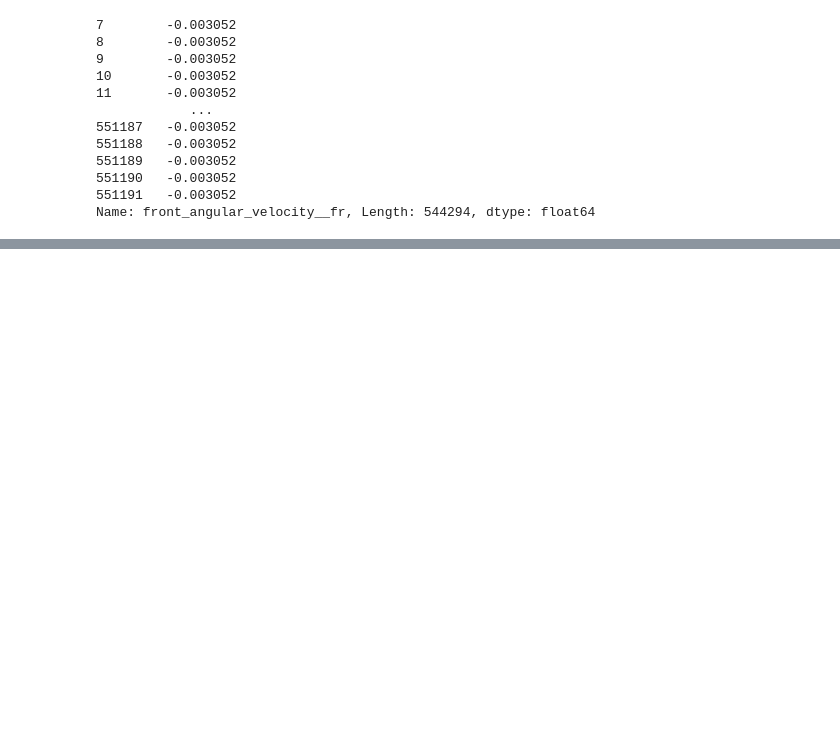
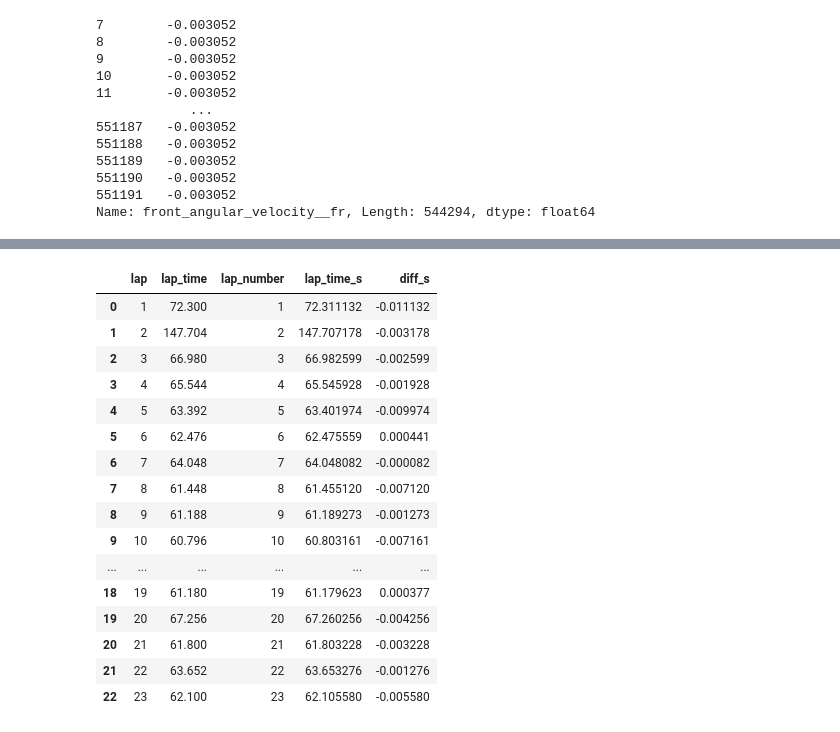
Before and after one commit to manelbenabid/recruiting-sw-telemetry, a Jupyter notebook: notebooks/07_segment.ipynb, the cells around one changed output, grey strips where cells are left out. Cells and saved outputs as stored; diff of their text form; code cells hidden in the pictures; blank space fills up the shorter version.

```diff
--- a/notebooks/07_segment.ipynb
+++ b/notebooks/07_segment.ipynb
@@ -162,0 +240,25 @@ Name: front_angular_velocity__fr, Length: 544294, dtype: float64
+# %%
+# lap times vs section 1 (raw data)
+old = find_laps()
+cmp = laps[["lap", "lap_time"]].merge(old[["lap_number", "lap_time_s"]],
+                                      left_on="lap", right_on="lap_number")
+cmp["diff_s"] = cmp["lap_time"] - cmp["lap_time_s"]
+cmp
+# %% [output]
+|  | lap | lap_time | lap_number | lap_time_s | diff_s |
+| 0 | 1 | 72.300 | 1 | 72.311132 | -0.011132 |
+| 1 | 2 | 147.704 | 2 | 147.707178 | -0.003178 |
+| 2 | 3 | 66.980 | 3 | 66.982599 | -0.002599 |
+| 3 | 4 | 65.544 | 4 | 65.545928 | -0.001928 |
+| 4 | 5 | 63.392 | 5 | 63.401974 | -0.009974 |
+| 5 | 6 | 62.476 | 6 | 62.475559 | 0.000441 |
+| 6 | 7 | 64.048 | 7 | 64.048082 | -0.000082 |
+| 7 | 8 | 61.448 | 8 | 61.455120 | -0.007120 |
+| 8 | 9 | 61.188 | 9 | 61.189273 | -0.001273 |
+| 9 | 10 | 60.796 | 10 | 60.803161 | -0.007161 |
+| ... | ... | ... | ... | ... | ... |
+| 18 | 19 | 61.180 | 19 | 61.179623 | 0.000377 |
+| 19 | 20 | 67.256 | 20 | 67.260256 | -0.004256 |
+| 20 | 21 | 61.800 | 21 | 61.803228 | -0.003228 |
+| 21 | 22 | 63.652 | 22 | 63.653276 | -0.001276 |
+| 22 | 23 | 62.100 | 23 | 62.105580 | -0.005580 |
```
Also changed, not shown: parts of 11 cells of this notebook.
